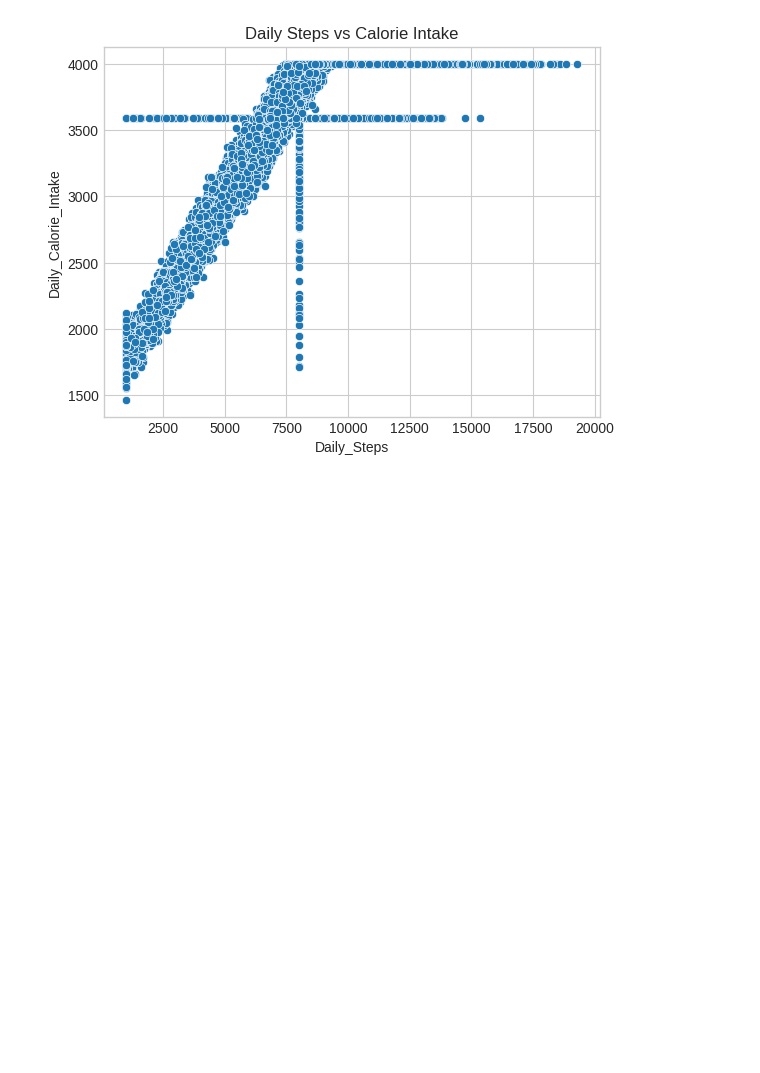
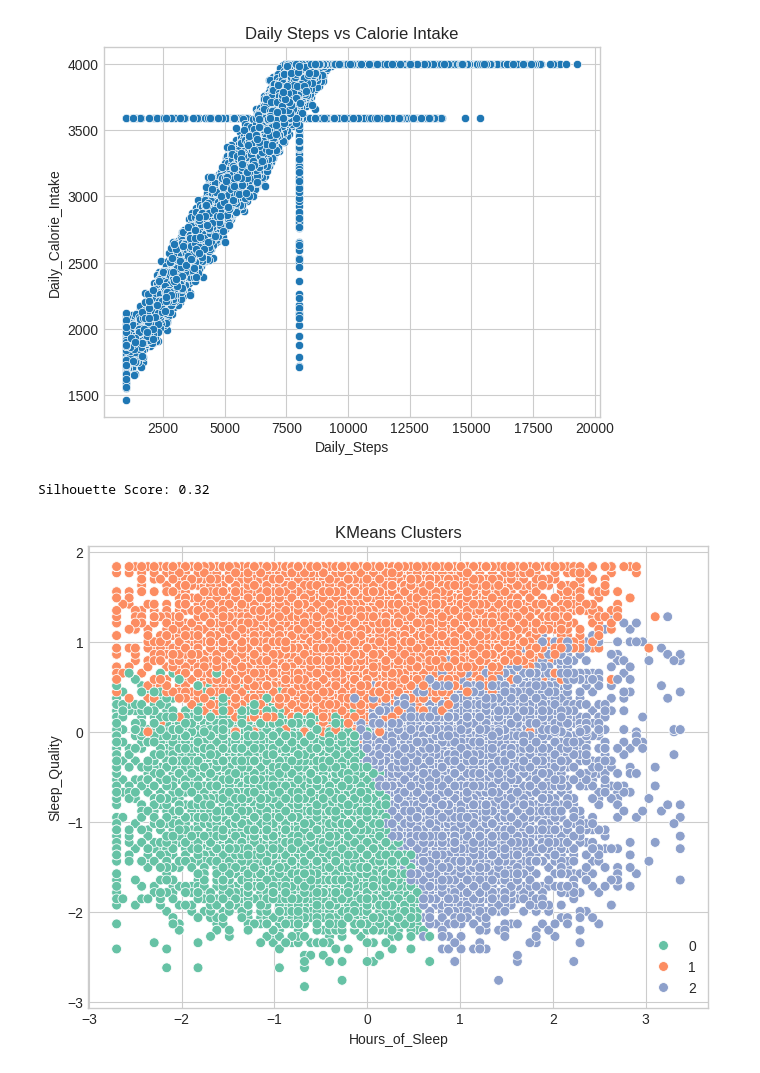
Before and after one commit to Programmer-Develops/HT-Insights, a Jupyter notebook: health_tracker.ipynb, the cells around one changed output. Cells and saved outputs as stored; diff of their text form; code cells hidden in the pictures; blank space fills up the shorter version.

```diff
--- a/health_tracker.ipynb
+++ b/health_tracker.ipynb
@@ -576,3 +576,40 @@ plt.title('Daily Steps vs Calorie Intake')
 plt.show()
 # %% [output]
 [figure]
+# %%
+# Applying k-means
+
+import pandas as pd
+from sklearn.preprocessing import StandardScaler
+from sklearn.cluster import KMeans
+from sklearn.metrics import silhouette_score
+import matplotlib.pyplot as plt
+import seaborn as sns
+
+# Step 1: Select features
+features = ['Hours_of_Sleep', 'Sleep_Quality', 'Stress_Level']
+X = df[features]
+
+# Step 2: Scale features
+scaler = StandardScaler()
+X_scaled = scaler.fit_transform(X)
+
+# Step 3: Apply KMeans
+kmeans = KMeans(n_clusters = 3, random_state=42)
+labels = kmeans.fit_predict(X_scaled)
+
+# Step 4: Silhouette score
+score = silhouette_score(X_scaled, labels)
+print(f"Silhouette Score: {score:.2f}")
+
+# Step 5: Visualize first two features (as a simple projection)
+plt.figure(figsize=(8, 6))
+sns.scatterplot(x=X_scaled[:, 0], y=X_scaled[:, 1], hue=labels, palette='Set2', s=50)
+plt.title("KMeans Clusters")
+plt.xlabel(features[0])
+plt.ylabel(features[1])
+plt.grid(True)
+plt.show()
+# %% [output]
+Silhouette Score: 0.32
+[figure, added]
```
Also changed, not shown: parts of 5 cells of this notebook.
